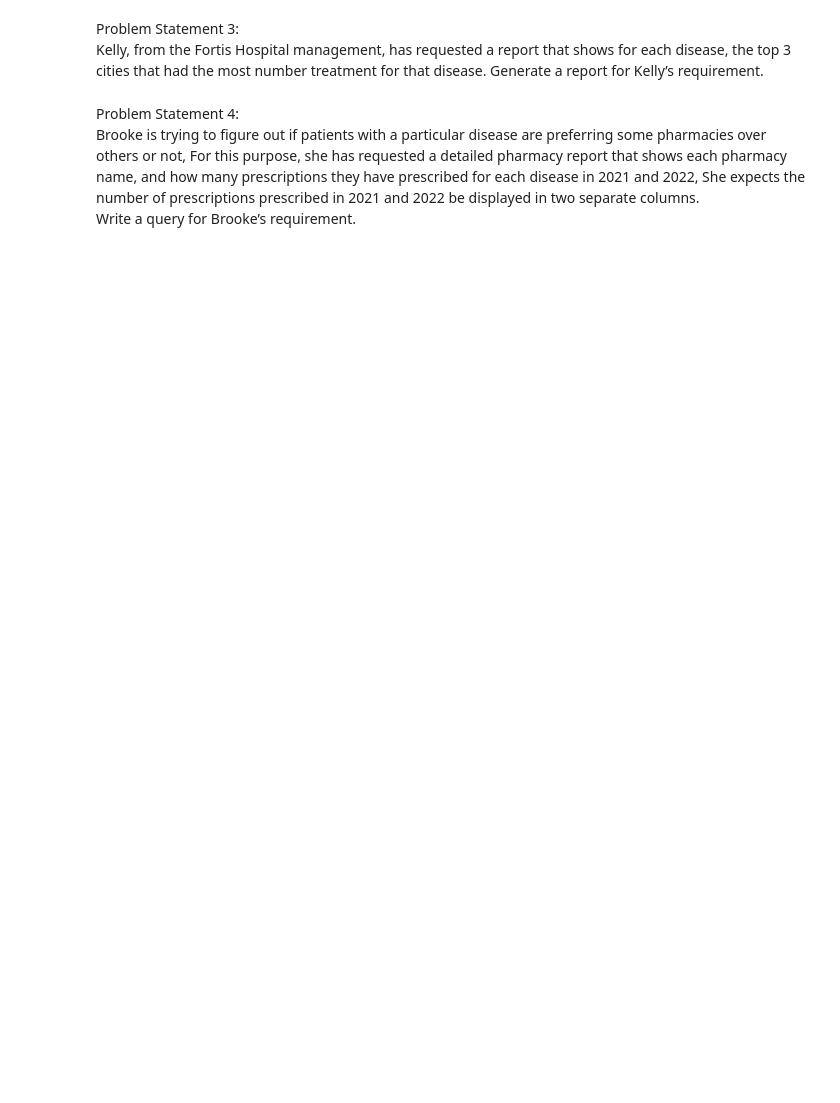
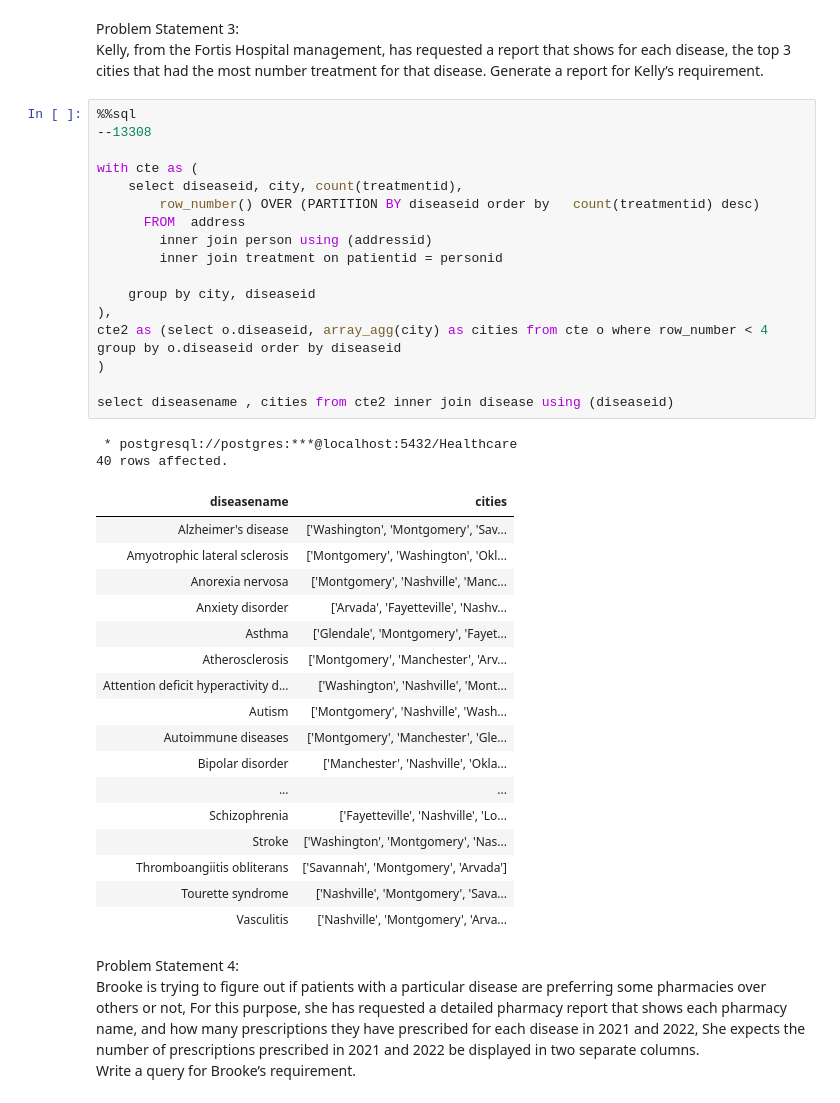
Before and after one commit to msb73/FS, a Jupyter notebook: Project Healthcare5 SQL grouping - 2.ipynb, the cells around one changed output. Cells and saved outputs as stored; diff of their text form; blank space fills up the shorter version.

```diff
--- a/Project Healthcare5 SQL grouping - 2.ipynb
+++ b/Project Healthcare5 SQL grouping - 2.ipynb
@@ -12,6 +65,44 @@ Help Bharat analyze this by creating a report showing for every disease how many
 Problem Statement 3:  <br>
 Kelly, from the Fortis Hospital management, has requested a report that shows for each disease, the top 3 cities that had the most number treatment for that disease.
 Generate a report for Kelly’s requirement.
+# %%
+%%sql
+--13308
+
+with cte as (
+    select diseaseid, city, count(treatmentid),
+        row_number() OVER (PARTITION BY diseaseid order by   count(treatmentid) desc)
+      FROM  address
+        inner join person using (addressid)
+        inner join treatment on patientid = personid
+
+    group by city, diseaseid
+),
+cte2 as (select o.diseaseid, array_agg(city) as cities from cte o where row_number < 4
+group by o.diseaseid order by diseaseid
+)
+
+select diseasename , cities from cte2 inner join disease using (diseaseid)
+# %% [output]
+ * postgresql://postgres:***@localhost:5432/Healthcare
+40 rows affected.
+| diseasename | cities |
+| Alzheimer's disease | ['Washington', 'Montgomery', 'Sav... |
+| Amyotrophic lateral sclerosis | ['Montgomery', 'Washington', 'Okl... |
+| Anorexia nervosa | ['Montgomery', 'Nashville', 'Manc... |
+| Anxiety disorder | ['Arvada', 'Fayetteville', 'Nashv... |
+| Asthma | ['Glendale', 'Montgomery', 'Fayet... |
+| Atherosclerosis | ['Montgomery', 'Manchester', 'Arv... |
+| Attention deficit hyperactivity d... | ['Washington', 'Nashville', 'Mont... |
+| Autism | ['Montgomery', 'Nashville', 'Wash... |
+| Autoimmune diseases | ['Montgomery', 'Manchester', 'Gle... |
+| Bipolar disorder | ['Manchester', 'Nashville', 'Okla... |
+| ... | ... |
+| Schizophrenia | ['Fayetteville', 'Nashville', 'Lo... |
+| Stroke | ['Washington', 'Montgomery', 'Nas... |
+| Thromboangiitis obliterans | ['Savannah', 'Montgomery', 'Arvada'] |
+| Tourette syndrome | ['Nashville', 'Montgomery', 'Sava... |
+| Vasculitis | ['Nashville', 'Montgomery', 'Arva... |
 # %% [markdown]
 Problem Statement 4: <br>
 Brooke is trying to figure out if patients with a particular disease are preferring some pharmacies over others or not, For this purpose, she has requested a detailed pharmacy report that shows each pharmacy name, and how many prescriptions they have prescribed for each disease in 2021 and 2022, She expects the number of prescriptions prescribed in 2021 and 2022 be displayed in two separate columns.<br>
```
Also changed, not shown: parts of 4 cells of this notebook, 8 other files.
